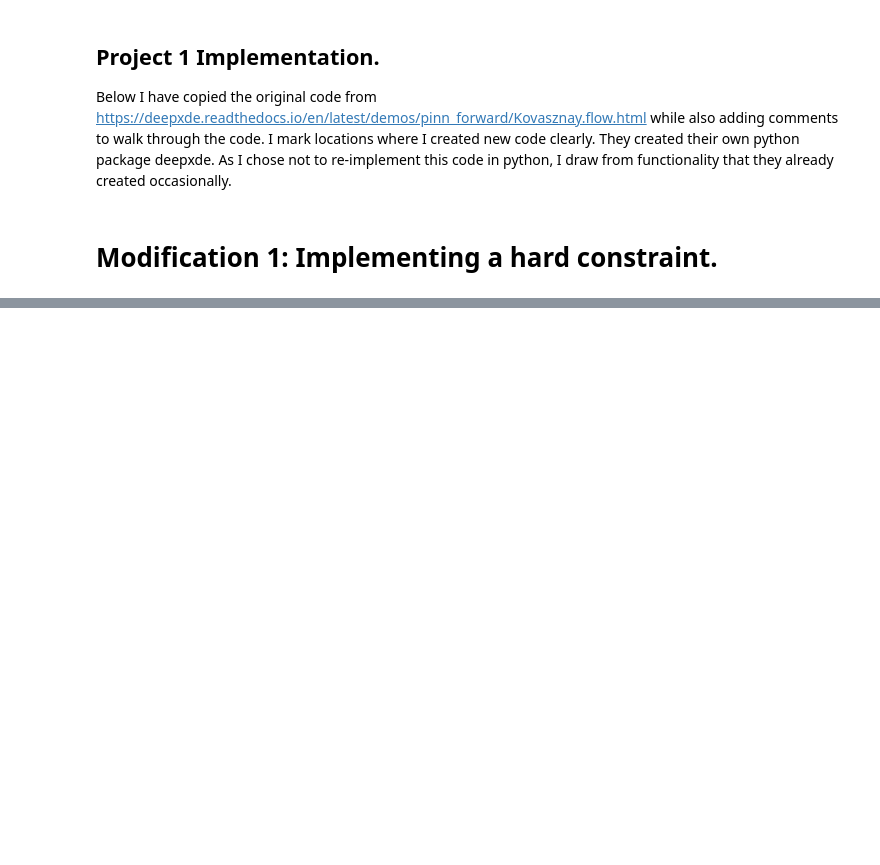
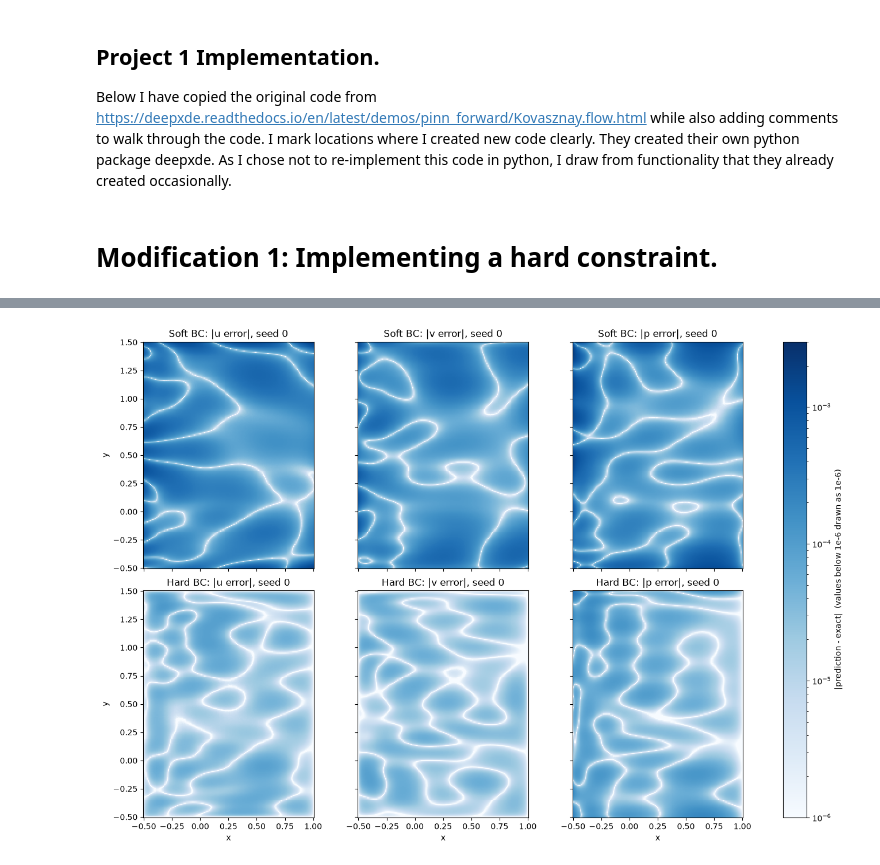
Before and after one commit to jgoell-bk/CEE292Project1-Jgoell, a Jupyter notebook: Project1v2.ipynb, the cells around one changed output, grey strips where cells are left out. Saved outputs shown, nothing was run; the diff lists cells and outputs as text; code cells hidden in the pictures; blank space fills up the shorter version.

```diff
--- a/Project1v2.ipynb
+++ b/Project1v2.ipynb
@@ -226,0 +331,23 @@ for name, result in results.items():
+# %%
+# NEW: where the error is. |prediction - exact| on the plotting grid for one seed, same color scale in every panel.
+seed = 0
+norm = LogNorm(vmin=1e-6, vmax=3e-3)
+
+fig, axes = plt.subplots(2, 3, figsize=(13, 9), sharex=True, sharey=True, layout="constrained")
+for row, name in enumerate(methods):
+    run = runs[name][seed]
+    for i, var in enumerate(variables):
+        error = np.abs(run["grid_pred"][..., i] - run["grid_exact"][..., i])
+        ax = axes[row, i]
+        image = ax.pcolormesh(run["grid_x"], run["grid_y"], np.maximum(error, norm.vmin),
+                              norm=norm, cmap="Blues", shading="auto")
+        ax.set_title(f"{name}: |{var} error|, seed {seed}")
+        ax.set_aspect("equal")
+for ax in axes[1]:
+    ax.set_xlabel("x")
+for ax in axes[:, 0]:
+    ax.set_ylabel("y")
+fig.colorbar(image, ax=axes, label="|prediction - exact|  (values below 1e-6 drawn as 1e-6)")
+plt.show()
+# %% [output]
+[figure, added]
```
Also changed, not shown: parts of 5 cells of this notebook.
